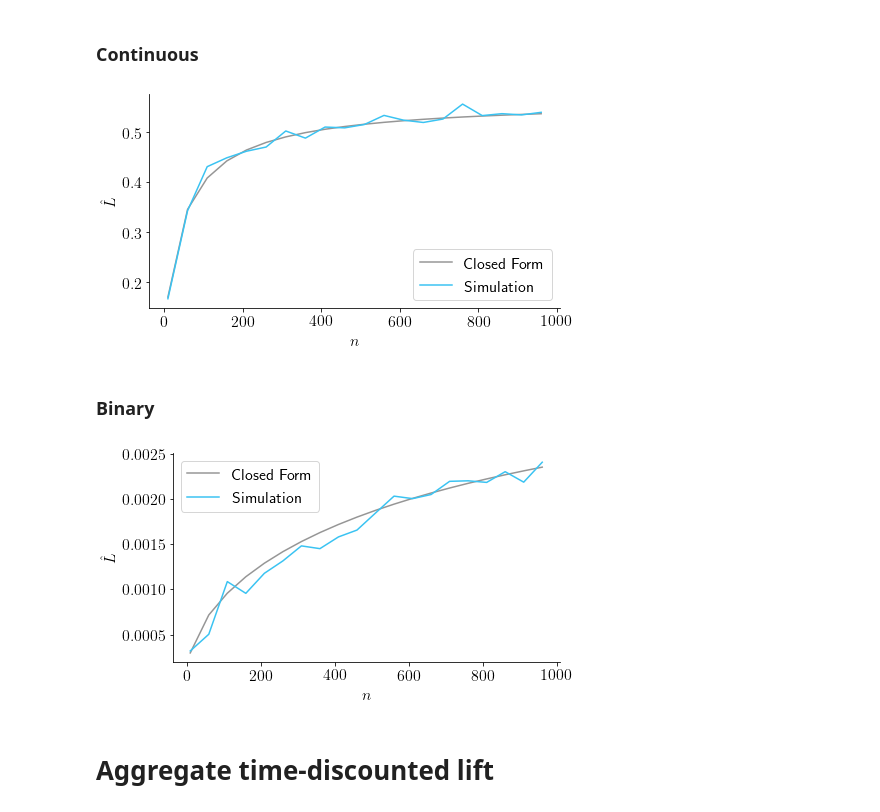
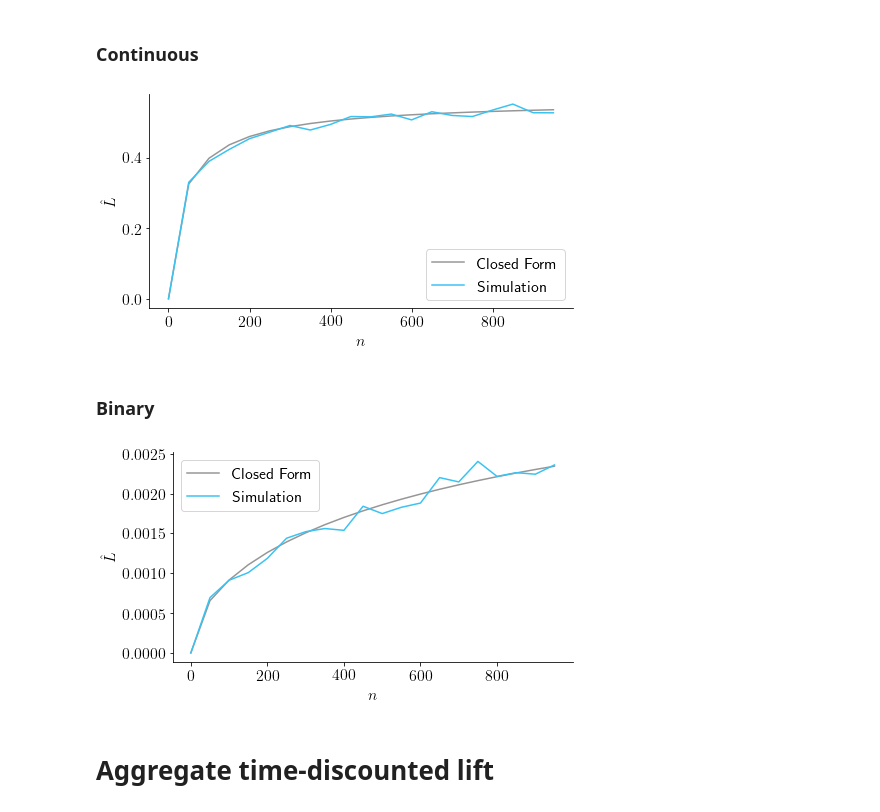
Before and after one commit to csaid/optimizing-sample-sizes-in-AB-testing, a Jupyter notebook: Optimizing sample sizes in AB testing.ipynb, the cells around one changed output. Saved outputs shown, nothing was run; the diff lists cells and outputs as text; code cells hidden in the pictures.

```diff
--- a/Optimizing sample sizes in AB testing.ipynb
+++ b/Optimizing sample sizes in AB testing.ipynb
@@ -233,7 +233,9 @@ def get_lift_via_closed_form(var_D, var_X, n):
 # %% [markdown]
 ### The simulation solution
 # %%
-def get_lift_via_simulated_experiments_continuous(var_D, var_X, n, niter=20000):
+def get_lift_via_simulations_continuous(var_D, var_X, n, niter=20000):
+    if n == 0:
+        return 0
     lifts = np.empty(niter)
     for i in range(niter):
         D_i = np.sqrt(var_D) * np.random.randn()
@@ -246,3 +248,22 @@ def get_lift_via_simulated_experiments_continuous(var_D, var_X, n, niter=20000):
             lift_i = 0
         lifts[i] = lift_i
     return (np.array(lifts)).mean()
+
+def get_lift_via_simulations_binary(var_D, p, n, niter=40000):
+    if n == 0:
+        return 0
+    lifts = np.empty(niter)
+    for i in range(niter):
+        D_i = np.sqrt(var_D) * np.random.randn()
+
+        # Conversion rates
+        xA = np.random.binomial(n, p - D_i/2) / n
+        xB = np.random.binomial(n, p + D_i/2) / n
+
+        d_i = xB - xA
+        if d_i > 0:
+            lift_i = D_i
+        else:
+            lift_i = 0
+        lifts[i] = lift_i
+    return (np.array(lifts)).mean()
@@ -326,35 +330,35 @@ def plot_lift_by_n(ns, lifts_via_closed_form, lifts_via_simulation):
 # %%
 var_D = 2,
 var_X = 100
-ns = np.arange(10, 1000, 50)
+ns = np.arange(0, 1000, 50)
 
 lifts_via_closed_form = [get_lift_via_closed_form(
     var_D, var_X, n) for n in ns]
 
-lifts_via_simulation = [get_lift_via_simulated_experiments_continuous(
+lifts_via_simulation = [get_lift_via_simulations_continuous(
     var_D, var_X, n, niter=5000) for n in ns]
 
 plot_lift_by_n(ns, lifts_via_closed_form, lifts_via_simulation)
 plt.savefig(path.join(figures_path, 'lift_by_n_continuous.png'), dpi=150)
 # %% [output]
-[figure, old version]
+[figure, new version]
 # %% [markdown]
 ### Binary
 # %%
 var_D = (0.01)**2,
 p = 0.1
-ns = np.arange(10, 1000, 50)
+ns = np.arange(0, 1000, 50)
 
 lifts_via_closed_form = [get_lift_via_closed_form(
     var_D, var_X=p*(1-p), n=n) for n in ns]
 
-lifts_via_simulation = [get_lift_via_simulated_experiments_binary(
+lifts_via_simulation = [get_lift_via_simulations_binary(
     var_D, p, n, niter=5000) for n in ns]
 
 plot_lift_by_n(ns, lifts_via_closed_form, lifts_via_simulation)
 plt.savefig(path.join(figures_path, 'lift_by_n_binary.png'), dpi=150)
 # %% [output]
-[figure, old version]
+[figure, new version]
 # %% [markdown]
 # Aggregate time-discounted lift
 # %% [markdown]
```
Also changed, not shown: parts of 22 cells of this notebook.
